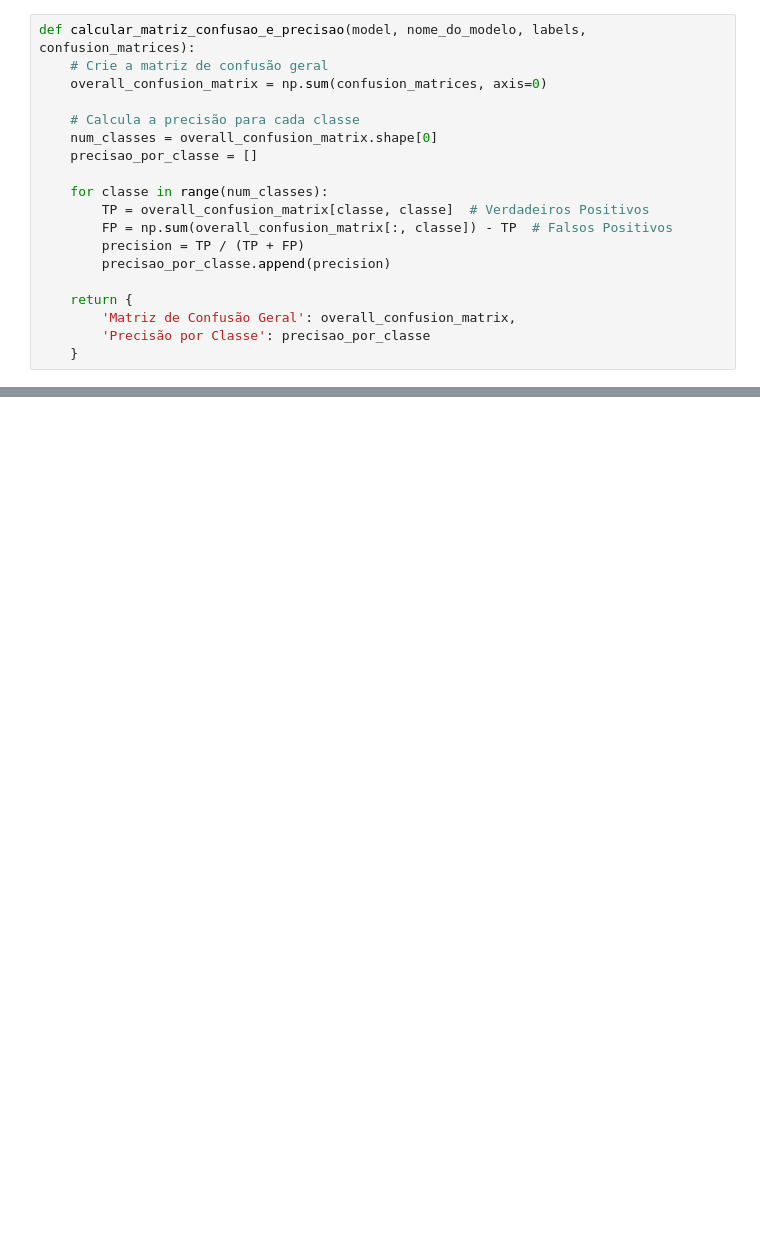
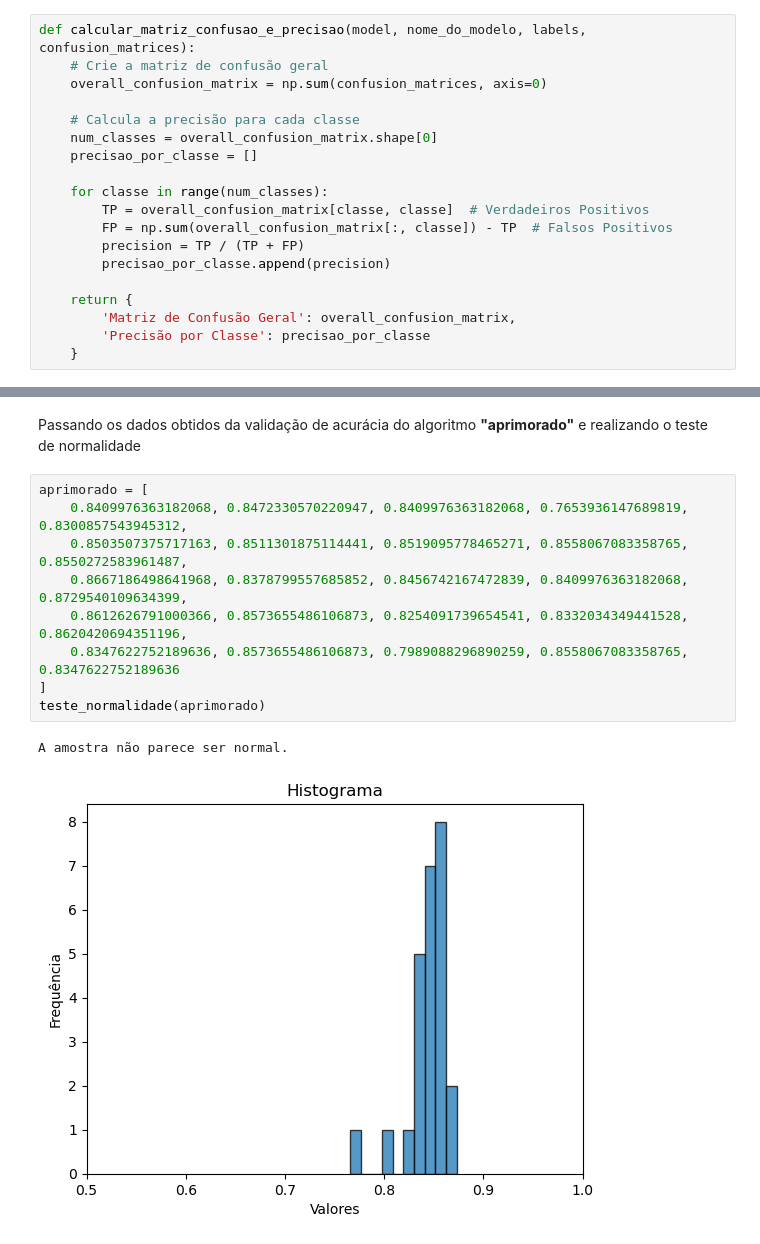
Before and after one commit to MilaMatos/Classification_Cartoons, a Jupyter notebook: Notebook.ipynb, the cells around one changed output, grey strips where cells are left out. Cells and saved outputs as stored; diff of their text form; blank space fills up the shorter version.

```diff
--- a/Notebook.ipynb
+++ b/Notebook.ipynb
@@ -433,0 +474,14 @@ Classe 'Pica_Pau': Precisão Média = '0.5881'
+# %% [markdown]
+Passando os dados obtidos da validação de acurácia do algoritmo **"aprimorado"** e realizando o teste de normalidade
+# %%
+aprimorado = [
+    0.8409976363182068, 0.8472330570220947, 0.8409976363182068, 0.7653936147689819, 0.8300857543945312,
+    0.8503507375717163, 0.8511301875114441, 0.8519095778465271, 0.8558067083358765, 0.8550272583961487,
+    0.8667186498641968, 0.8378799557685852, 0.8456742167472839, 0.8409976363182068, 0.8729540109634399,
+    0.8612626791000366, 0.8573655486106873, 0.8254091739654541, 0.8332034349441528, 0.8620420694351196,
+    0.8347622752189636, 0.8573655486106873, 0.7989088296890259, 0.8558067083358765, 0.8347622752189636
+]
+teste_normalidade(aprimorado)
+# %% [output]
+A amostra não parece ser normal.
+[figure, added]
```
Also changed, not shown: parts of 26 cells of this notebook.
